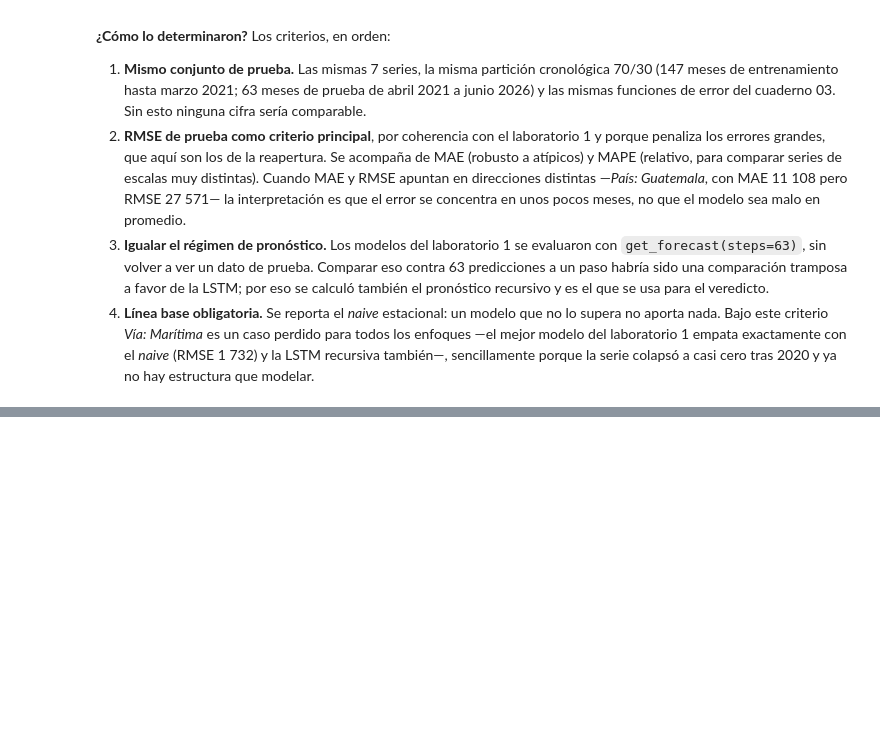
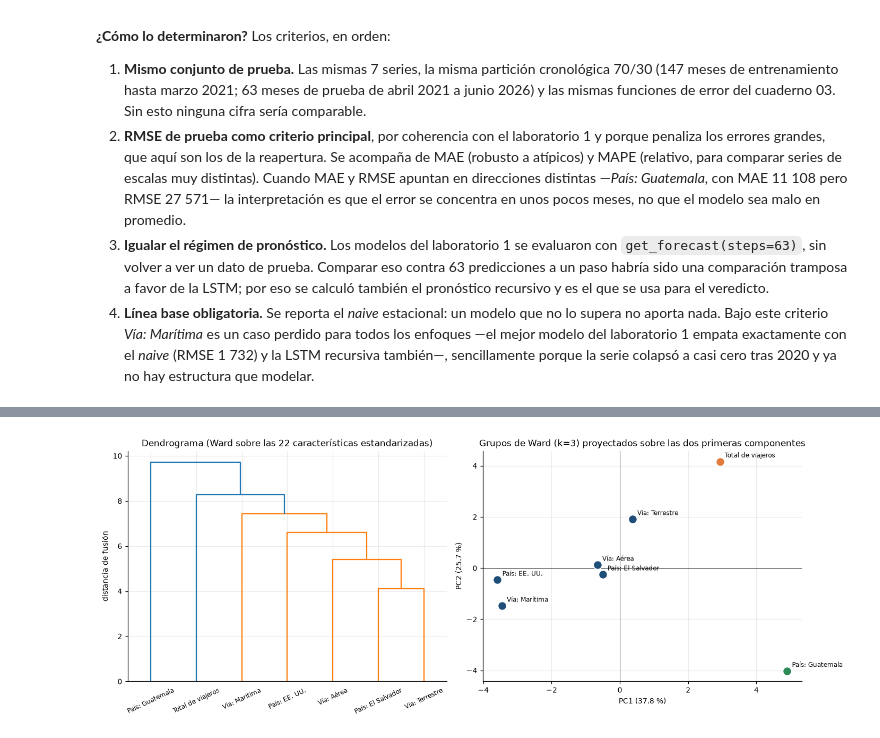
Before and after one commit to rodrigoajmac/CC3084_Laboratorio_1, a Jupyter notebook: Notebooks/04_Modelado_LSTM.ipynb, the cells around one changed output, grey strips where cells are left out. Cells and saved outputs as stored; diff of their text form; code cells hidden in the pictures; blank space fills up the shorter version.

```diff
--- a/Notebooks/04_Modelado_LSTM.ipynb
+++ b/Notebooks/04_Modelado_LSTM.ipynb
@@ -610,0 +775,23 @@ se queda anclada al nivel deprimido del final del entrenamiento (marzo 2021, ple
+# %%
+enlace = linkage(Z.values, method='ward')
+
+filas = []
+for k in [2, 3, 4]:
+    lw = fcluster(enlace, k, criterion='maxclust')
+    lk = KMeans(n_clusters=k, n_init=50, random_state=SEED).fit_predict(Z.values)
+    filas.append({'k': k,
+                  'silueta Ward': round(silhouette_score(Z.values, lw), 3),
+                  'silueta K-means': round(silhouette_score(Z.values, lk), 3),
+                  'coinciden': bool((pd.factorize(lw)[0] == pd.factorize(lk)[0]).all())})
+print(pd.DataFrame(filas).to_string(index=False))
+
+K = 3
+grupos = pd.DataFrame({
+    'Ward k=2': fcluster(enlace, 2, criterion='maxclust'),
+    'Ward k=3': fcluster(enlace, 3, criterion='maxclust'),
+    'Ward k=4': fcluster(enlace, 4, criterion='maxclust'),
+    'K-means k=3': KMeans(n_clusters=3, n_init=50, random_state=SEED).fit_predict(Z.values) + 1,
+}, index=Z.index)
+print('\nAsignación de cada serie a los grupos:')
+print(grupos.to_string())
+R4['clusters'] = grupos.to_dict('index')
@@ -610,0 +813,20 @@ se queda anclada al nivel deprimido del final del entrenamiento (marzo 2021, ple
+# %%
+fig, ax = plt.subplots(1, 2, figsize=(13, 5))
+dendrogram(enlace, labels=[n.replace('Estados Unidos de América', 'EE. UU.') for n in Z.index],
+           ax=ax[0], color_threshold=enlace[-(K-1), 2], leaf_font_size=8)
+ax[0].set_title('Dendrograma (Ward sobre las 22 características estandarizadas)')
+ax[0].set_ylabel('distancia de fusión')
+ax[0].tick_params(axis='x', rotation=25)
+
+lab = grupos['Ward k=3'].values
+paleta = {1: AZUL, 2: NARANJA, 3: VERDE, 4: MORADO}
+for (n, fila), g in zip(P.iterrows(), lab):
+    ax[1].scatter(fila['PC1'], fila['PC2'], s=110, color=paleta[g], zorder=3, edgecolor='w')
+    ax[1].annotate(n.replace('Estados Unidos de América', 'EE. UU.'), (fila['PC1'], fila['PC2']),
+                   fontsize=8, xytext=(6, 5), textcoords='offset points')
+ax[1].axhline(0, color='k', lw=.6); ax[1].axvline(0, color='k', lw=.6)
+ax[1].set_xlabel(f'PC1 ({var[0]:.1f} %)'); ax[1].set_ylabel(f'PC2 ({var[1]:.1f} %)')
+ax[1].set_title('Grupos de Ward (k=3) proyectados sobre las dos primeras componentes')
+plt.tight_layout(); guardar('44_catch22_clusters'); plt.show()
+# %% [output]
+[figure, added]
```
Also changed, not shown: parts of 16 cells of this notebook, 7 other files.
